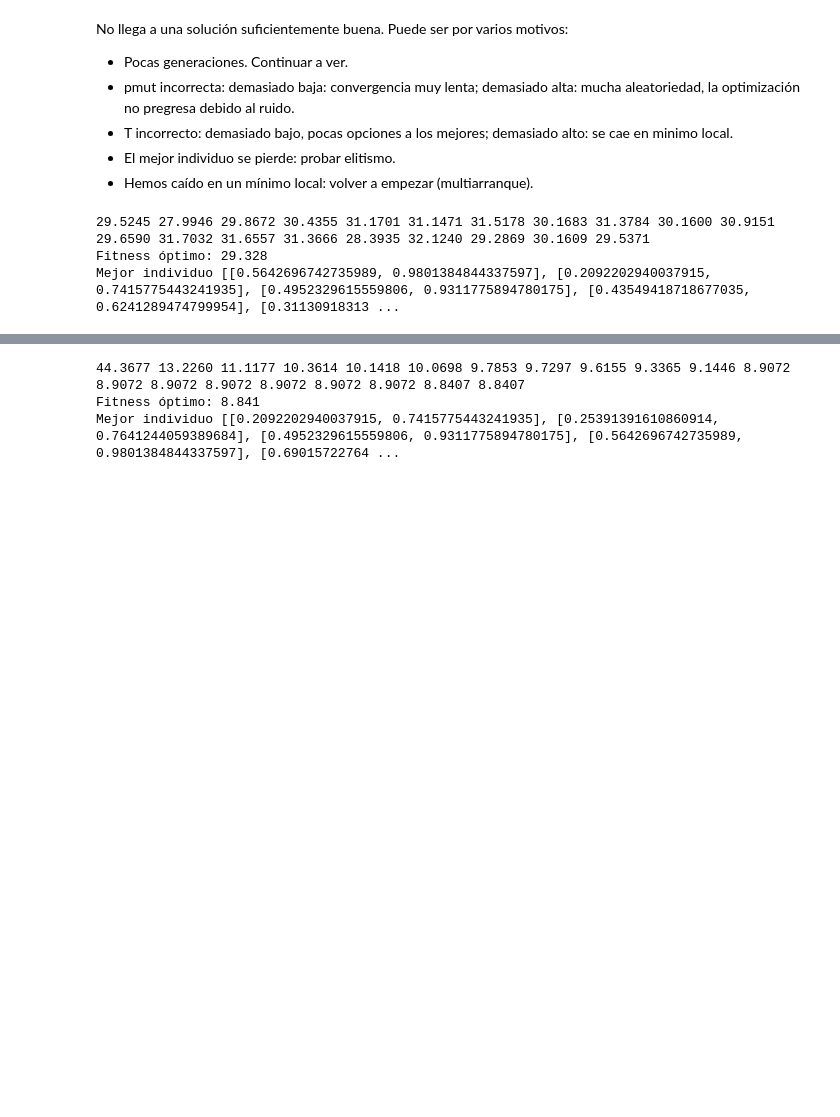
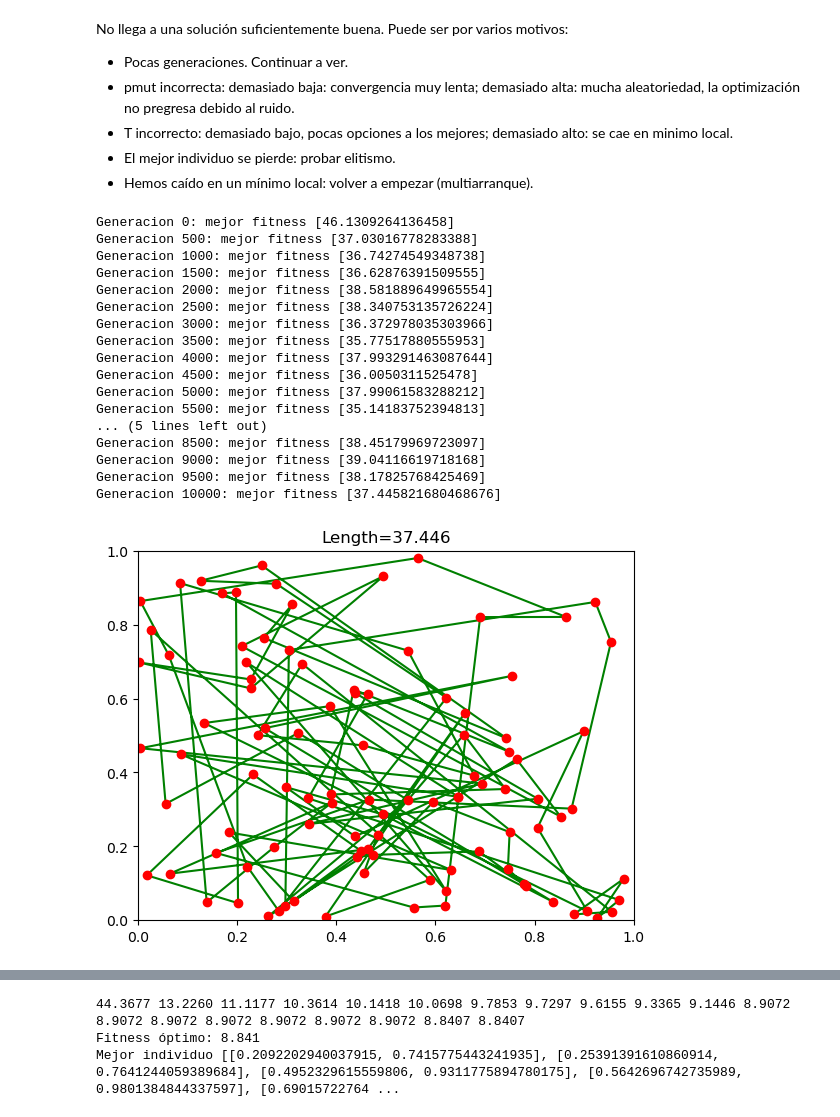
Before and after one commit to JorgeDC01/EMOC, a Jupyter notebook: AG alumno.ipynb, the cells around one changed output, grey strips where cells are left out. Cells and saved outputs as stored; diff of their text form; code cells hidden in the pictures; blank space fills up the shorter version.

```diff
--- a/AG alumno.ipynb
+++ b/AG alumno.ipynb
@@ -262,12 +269,28 @@ No llega a una solución suficientemente buena. Puede ser por varios motivos:
   * Hemos caído en un mínimo local: volver a empezar (multiarranque).
 # %%
 # aumentamos generaciones
-
+pop = create(cities)
 pop = evolve(pop, globaldist, 1/100, ngen=10000, trace=500)
+draw(pop[0])
 # %% [output]
-29.5245 27.9946 29.8672 30.4355 31.1701 31.1471 31.5178 30.1683 31.3784 30.1600 30.9151 29.6590 31.7032 31.6557 31.3666 28.3935 32.1240 29.2869 30.1609 29.5371
-Fitness óptimo: 29.328
-Mejor individuo [[0.5642696742735989, 0.9801384844337597], [0.2092202940037915, 0.7415775443241935], [0.4952329615559806, 0.9311775894780175], [0.43549418718677035, 0.6241289474799954], [0.31130918313 ...
+Generacion 0: mejor fitness [46.1309264136458]
+Generacion 500: mejor fitness [37.03016778283388]
+Generacion 1000: mejor fitness [36.74274549348738]
+Generacion 1500: mejor fitness [36.62876391509555]
+Generacion 2000: mejor fitness [38.581889649965554]
+Generacion 2500: mejor fitness [38.340753135726224]
+Generacion 3000: mejor fitness [36.372978035303966]
+Generacion 3500: mejor fitness [35.77517880555953]
+Generacion 4000: mejor fitness [37.993291463087644]
+Generacion 4500: mejor fitness [36.0050311525478]
+Generacion 5000: mejor fitness [37.99061583288212]
+Generacion 5500: mejor fitness [35.14183752394813]
+... (5 lines left out)
+Generacion 8500: mejor fitness [38.45179969723097]
+Generacion 9000: mejor fitness [39.04116619718168]
+Generacion 9500: mejor fitness [38.17825768425469]
+Generacion 10000: mejor fitness [37.445821680468676]
+[figure, added]
 # %%
 # la optimización se estanca, quizá es que T es demasiado bajo
 
```
Also changed, not shown: parts of 6 cells of this notebook.
